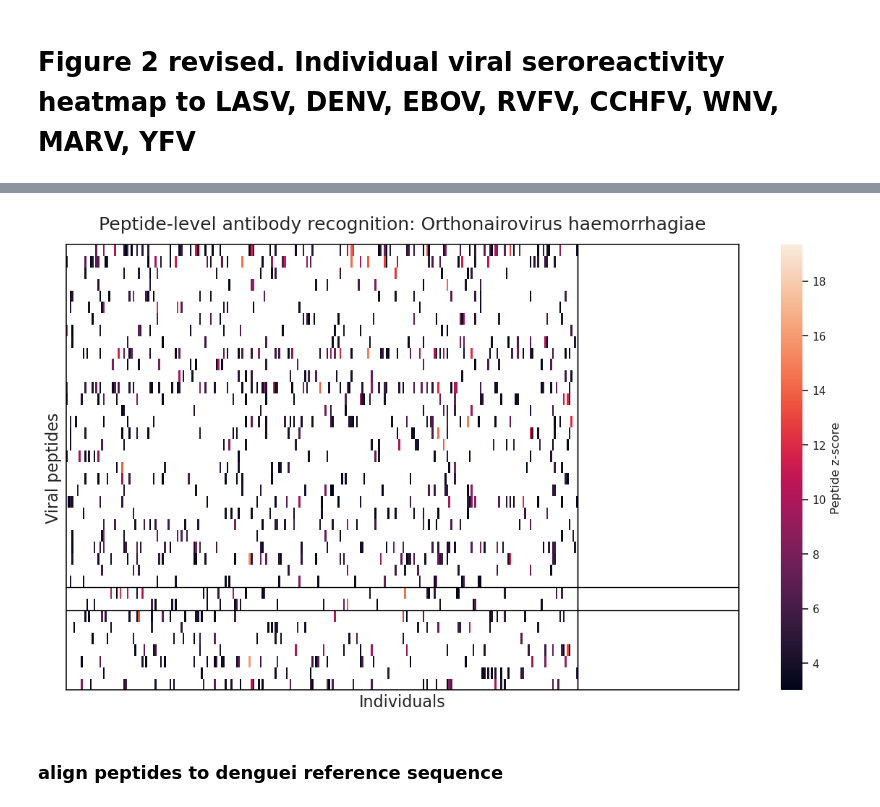
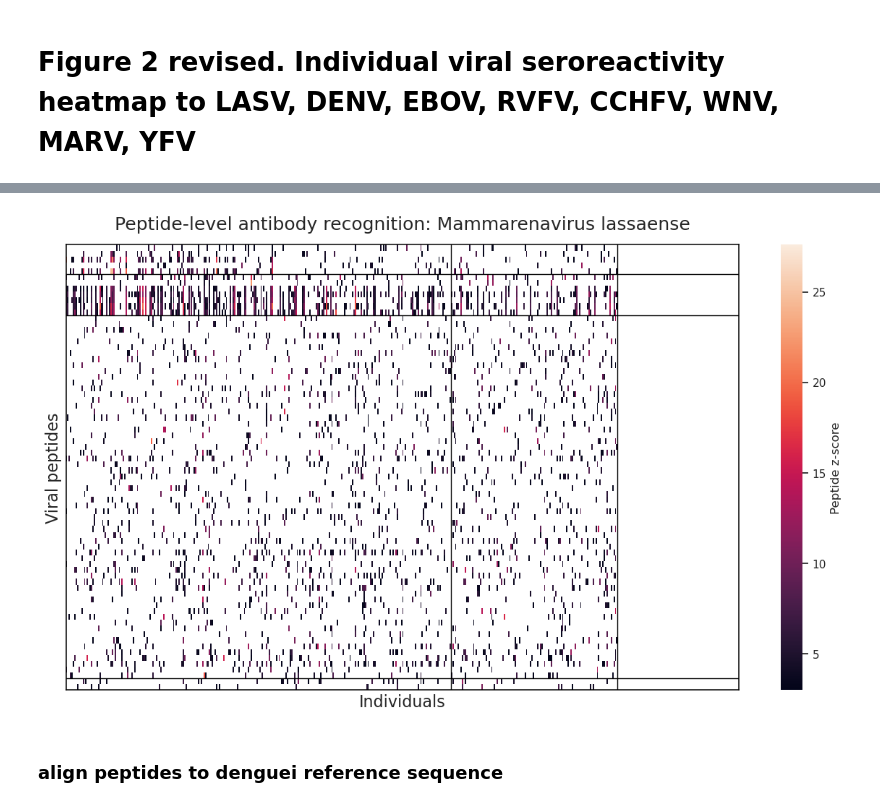
Before and after one commit to sporak577/lasv_phipseq_2026, a Jupyter notebook: Lassa_seroreactivity_paper_figures_clean_090726.ipynb, the cells around one changed output, grey strips where cells are left out. Drawn from its saved outputs; the diff is of its cells as text; code cells hidden in the pictures.

Commit message:
additional values

```diff
--- a/Lassa_seroreactivity_paper_figures_clean_090726.ipynb
+++ b/Lassa_seroreactivity_paper_figures_clean_090726.ipynb
@@ -882,18 +884,22 @@ target = 'Phlebovirus riftense' #none
 
 target = 'Orthoflavivirus nilense' #none
 
-
-target = 'Orthoflavivirus denguei' #need to align & annotate
-
+target = 'Orthoflavivirus denguei' #need to align & annotate -- see code downstream
 
 target = 'Orthonairovirus haemorrhagiae'
+
+target = 'Mammarenavirus lassaense'
 
 target_long = (
     long[long['species'] == target]
 ).copy()
+# %%
+target_long['frac_reactive'] = target_long[target_long['individual'].isin(sl_individuals)].groupby('peptide', observed='True')['reactive'].mean().rename('peptide_seroprevalence')
+# %%
+target_long = target_long.reset_index()
 # %%
 peptide_order = (
-    target_long[['peptide', 'protein_std', 'sequence']].drop_duplicates('peptide').sort_values(['protein_std', 'peptide'])
+    target_long[['peptide', 'protein_std', 'sequence', 'frac_reactive']].drop_duplicates('peptide').sort_values(['protein_std','frac_reactive', 'peptide'], ascending=[True, False, True])
 )
 
 ordered_peptides = (peptide_order['peptide'].to_list())
@@ -933,35 +919,35 @@ sns.heatmap(
 )
 
 #horizontal lines between protein groups
 protein_sequence = (peptide_order['protein_std'].to_list())
 
 for i in range(len(protein_sequence) -1):
     if protein_sequence[i] != protein_sequence[i+1]:
         ax.axhline(y=i +1, color='black', linewidth=1, zorder=10)
 
 #verical lines between cohort groups
 
 n_contact = len(c)
 n_survivor = len(s)
 
 ax.axvline(x=n_contact, color='black', linewidth=1, zorder=11)
 
-ax.axvline(x=n_contact + n_survivor, color='black', linewidth=1, zorder=10)
+ax.axvline(x=(n_contact + n_survivor), color='black', linewidth=1, zorder=10)
 
 
 ax.set_ylabel('Viral peptides', fontsize=16)
 ax.set_xlabel('Individuals', fontsize=16)
 
 ax.set_title(f'Peptide-level antibody recognition: {target}', fontsize=18, pad=15)
 
 for spine in ax.spines.values():
     spine.set_visible(True)
     spine.set_color('black')
     spine.set_linewidth(1.1)
 
 plt.show()
 # %% [output]
-[figure, old version]
+[figure, new version]
 # %% [markdown]
 ### align peptides to denguei reference sequence
 # %%
```
Also changed, not shown: parts of 16 cells of this notebook.
